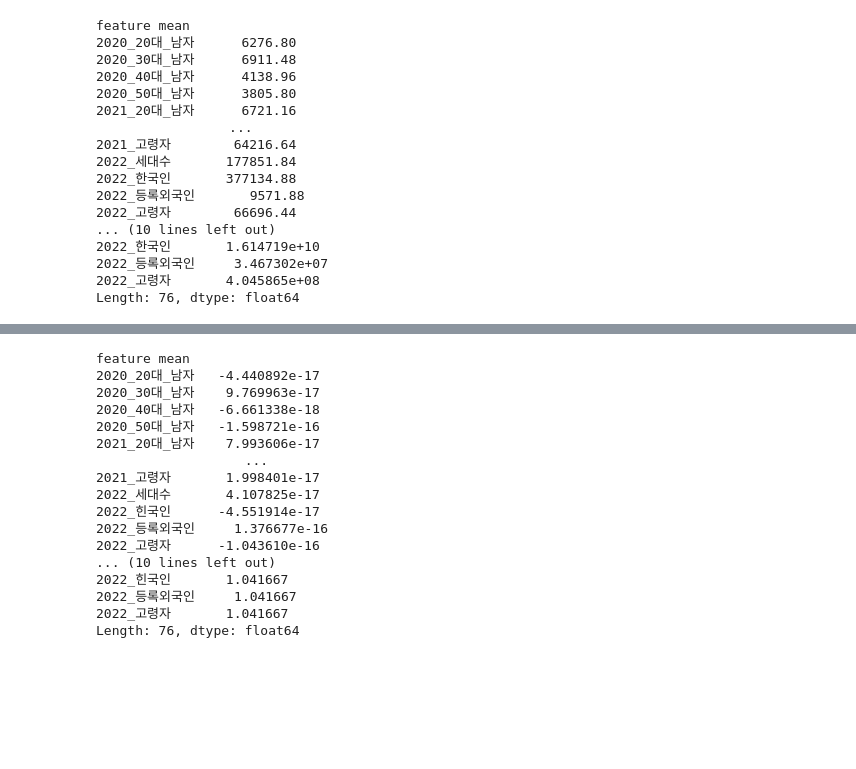
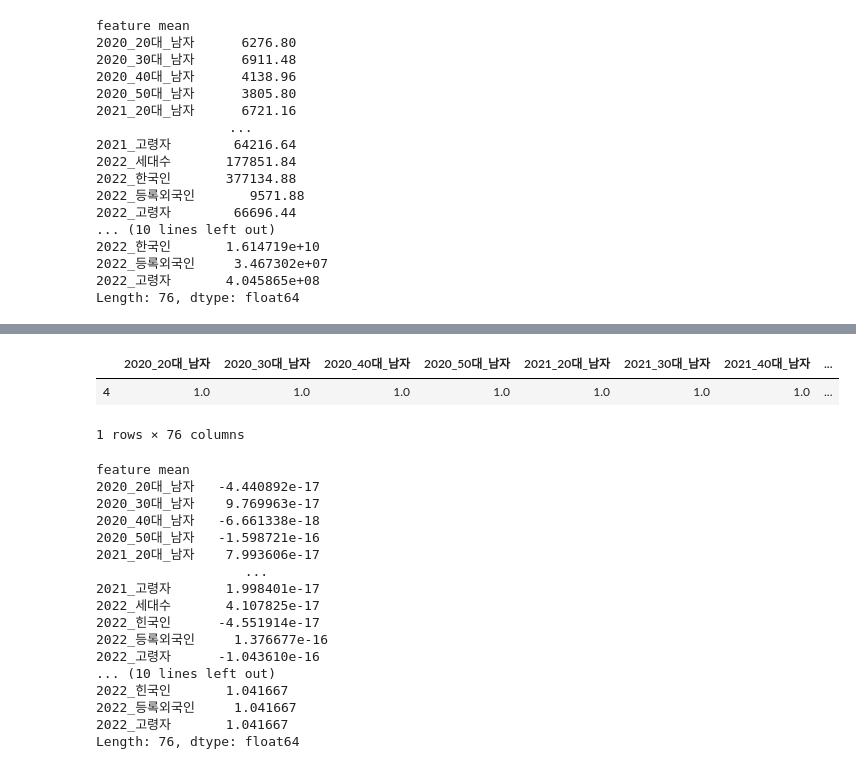
Before and after one commit to BanSugyeong/Crime-Alert-Service, a Jupyter notebook: machine learning/analyze/feature_scaling.ipynb, the cells around one changed output, grey strips where cells are left out. Cells and saved outputs as stored; diff of their text form; code cells hidden in the pictures; blank space fills up the shorter version.

```diff
--- a/machine learning/analyze/feature_scaling.ipynb
+++ b/machine learning/analyze/feature_scaling.ipynb
@@ -93,3 +104,9 @@ df_normalized.head()
+# %%
+df_normalized[4:5]
+# %% [output]
+|  | 2020_20대_남자 | 2020_30대_남자 | 2020_40대_남자 | 2020_50대_남자 | 2021_20대_남자 | 2021_30대_남자 | 2021_40대_남자 | ... |
+| 4 | 1.0 | 1.0 | 1.0 | 1.0 | 1.0 | 1.0 | 1.0 | ... |
+1 rows × 76 columns
 # %%
 feature_df_scaled = pd.DataFrame(data=df_scaled, columns=df.columns)
 
```
Also changed, not shown: parts of 1 cell of this notebook.
